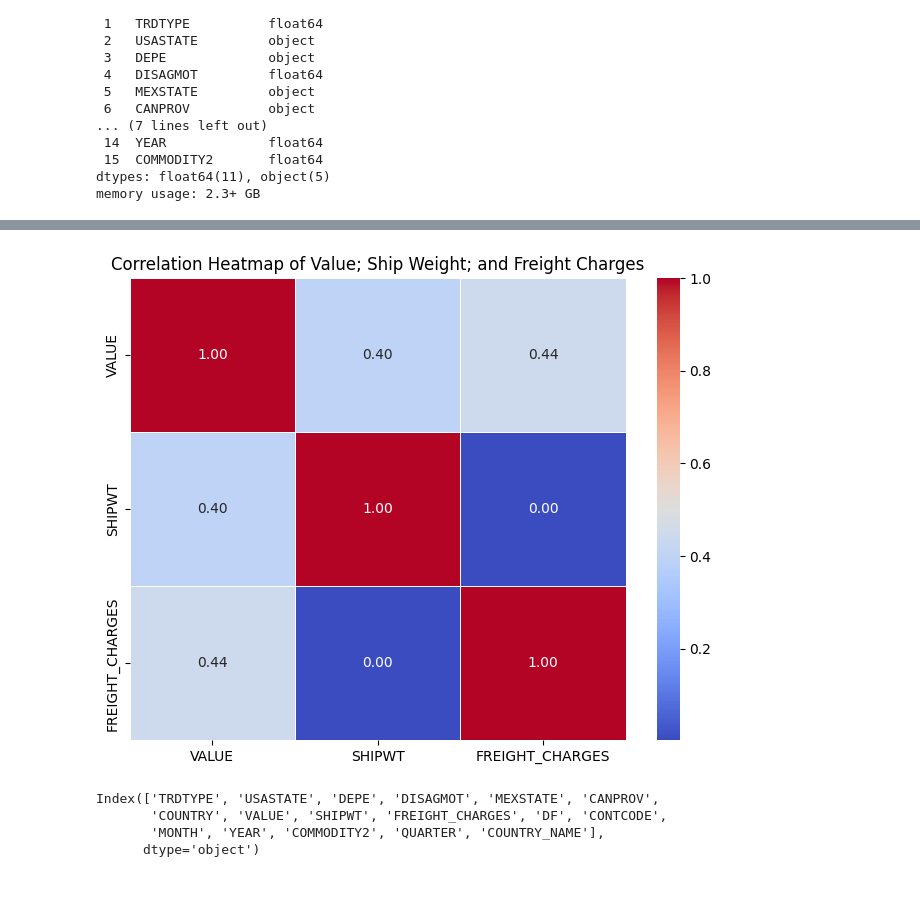
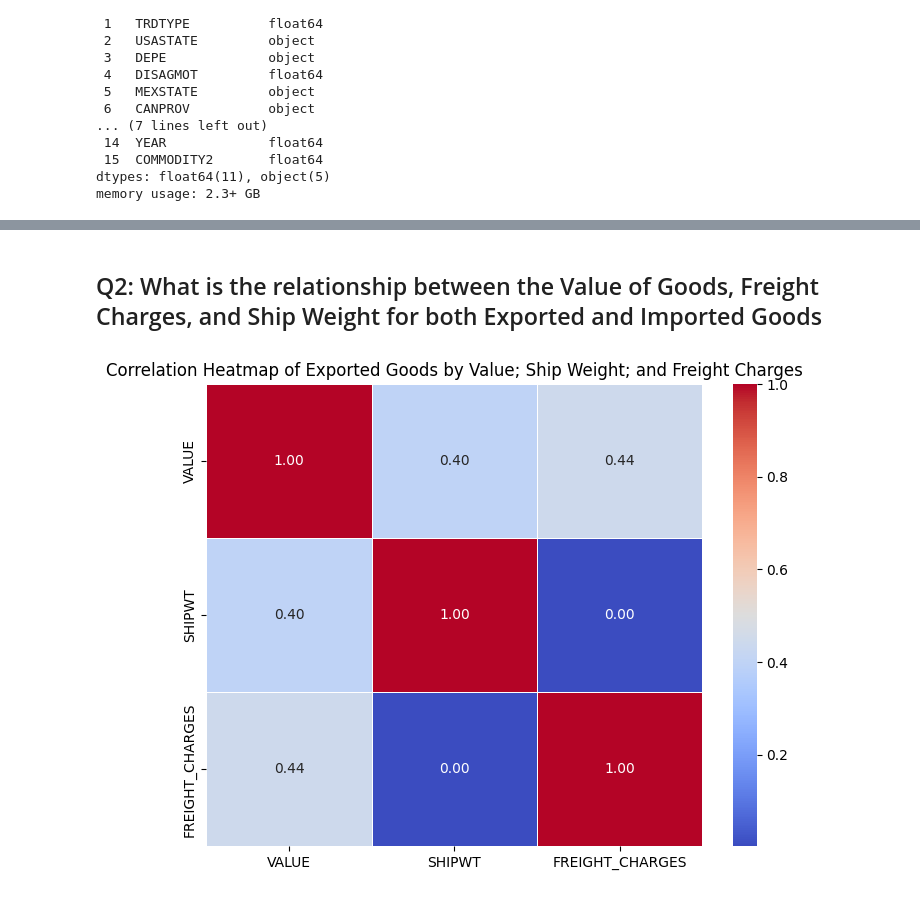
Before and after one commit to 02sagoe/TransBorderFreight_Data_Analysis, a Jupyter notebook: main.ipynb, the cells around one changed output, grey strips where cells are left out. Cells and saved outputs as stored; diff of their text form; code cells hidden in the pictures.

```diff
--- a/main.ipynb
+++ b/main.ipynb
@@ -167,13 +128,0 @@ np.int64(20449629)
-# %%
-# Identify rows where both 'MEXSTATE' and 'CANPROV' are not null
-rows_to_remove = data[(data['MEXSTATE'].notna()) & (data['CANPROV'].notna())]
-
-# Get the indices of these rows
-indices_to_remove = rows_to_remove.index
-
-# Remove the identified rows from the DataFrame
-data.drop(indices_to_remove, inplace=True)
-
-print(f"Removed {len(indices_to_remove)} rows where both MEXSTATE and CANPROV had values.")
-
-# Verify the change
@@ -198,0 +176,15 @@ data['COUNTRY_NAME'] = data['COUNTRY'].apply(lambda x: 'Canada' if x == 1220 els
+# %%
+# Mapping dictionary for DISAGMOT to transportation modes
+disagmot_mapping = {
+        1 : "Vessel; Mail (U.S. Postal Service); Pipeline; Rail; Foreign Trade Zones (FTZs); Other",
+        3 : "Air",
+        4 : "Vessel; Mail (U.S. Postal Service); Pipeline; Rail; Foreign Trade Zones (FTZs); Other",
+        5 : "Truck",
+        6 : "Vessel; Mail (U.S. Postal Service); Pipeline; Rail; Foreign Trade Zones (FTZs); Other",
+        7 : "Vessel; Mail (U.S. Postal Service); Pipeline; Rail; Foreign Trade Zones (FTZs); Other",
+        8 : "Vessel; Mail (U.S. Postal Service); Pipeline; Rail; Foreign Trade Zones (FTZs); Other",
+        9 : "Vessel; Mail (U.S. Postal Service); Pipeline; Rail; Foreign Trade Zones (FTZs); Other",
+}
+
+# Create a new column 'TRANSPORT_MODE' by mapping 'DISAGMOT'
+data['TRANSPORT_MODE_EXPORTS'] = data['DISAGMOT'].map(disagmot_mapping)
@@ -198,0 +230,15 @@ data['COUNTRY_NAME'] = data['COUNTRY'].apply(lambda x: 'Canada' if x == 1220 els
+# %%
+# Mapping dictionary for DISAGMOT to transportation modes
+disagmot_mapping = {
+        1 : "Vessel; Mail (U.S. Postal Service); Pipeline; Foreign Trade Zones (FTZs); Other",
+        3 : "Air",
+        4 : "Vessel; Mail (U.S. Postal Service); Pipeline; Foreign Trade Zones (FTZs); Other",
+        5 : "Truck",
+        6 : "Rail",
+        7 : "Vessel; Mail (U.S. Postal Service); Pipeline; Foreign Trade Zones (FTZs); Other",
+        8 : "Vessel; Mail (U.S. Postal Service); Pipeline; Foreign Trade Zones (FTZs); Other",
+        9 : "Vessel; Mail (U.S. Postal Service); Pipeline; Foreign Trade Zones (FTZs); Other",
+}
+
+# Create a new column 'TRANSPORT_MODE' by mapping 'DISAGMOT'
+data['TRANSPORT_MODE_IMPORTS'] = data['DISAGMOT'].map(disagmot_mapping)
@@ -199,25 +257,20 @@ data['COUNTRY_NAME'] = data['COUNTRY'].apply(lambda x: 'Canada' if x == 1220 els
+# %% [markdown]
+## Q2: What is the relationship between the Value of Goods, Freight Charges, and Ship Weight for both Exported and Imported Goods
 # %%
 # Filtering the data to only show Exports from the USA
 filtered_data = data[data['TRDTYPE'] == 1]
 
 import matplotlib.pyplot as plt
 # Select relevant columns for correlation analysis
 filtered_cols = ['VALUE', 'SHIPWT', 'FREIGHT_CHARGES']
 
 # Calculate the correlation matrix
 correlation_matrix = filtered_data[filtered_cols].corr()
 
 # Visualize the correlation matrix using a heatmap
 plt.figure(figsize=(8, 6))
 sns.heatmap(correlation_matrix, annot=True, cmap='coolwarm', fmt=".2f", linewidths=.5)
-plt.title('Correlation Heatmap of Value; Ship Weight; and Freight Charges')
+plt.title('Correlation Heatmap of Exported Goods by Value; Ship Weight; and Freight Charges')
 plt.show()
 # %% [output]
-[figure, old version]
+[figure, new version]
-# %%
-data.columns
-# %% [output]
-Index(['TRDTYPE', 'USASTATE', 'DEPE', 'DISAGMOT', 'MEXSTATE', 'CANPROV',
-       'COUNTRY', 'VALUE', 'SHIPWT', 'FREIGHT_CHARGES', 'DF', 'CONTCODE',
-       'MONTH', 'YEAR', 'COMMODITY2', 'QUARTER', 'COUNTRY_NAME'],
-      dtype='object')
```
Also changed, not shown: parts of 75 cells of this notebook.
